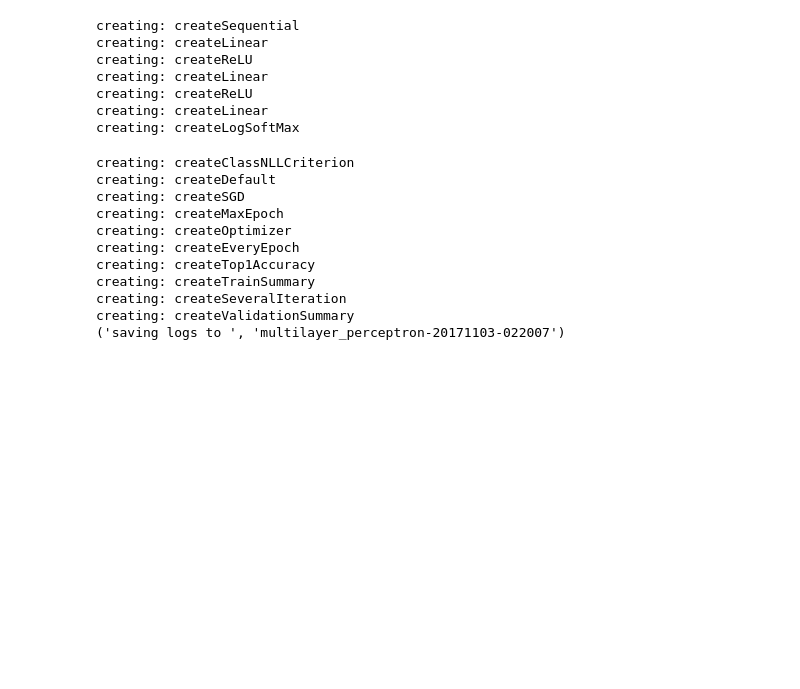
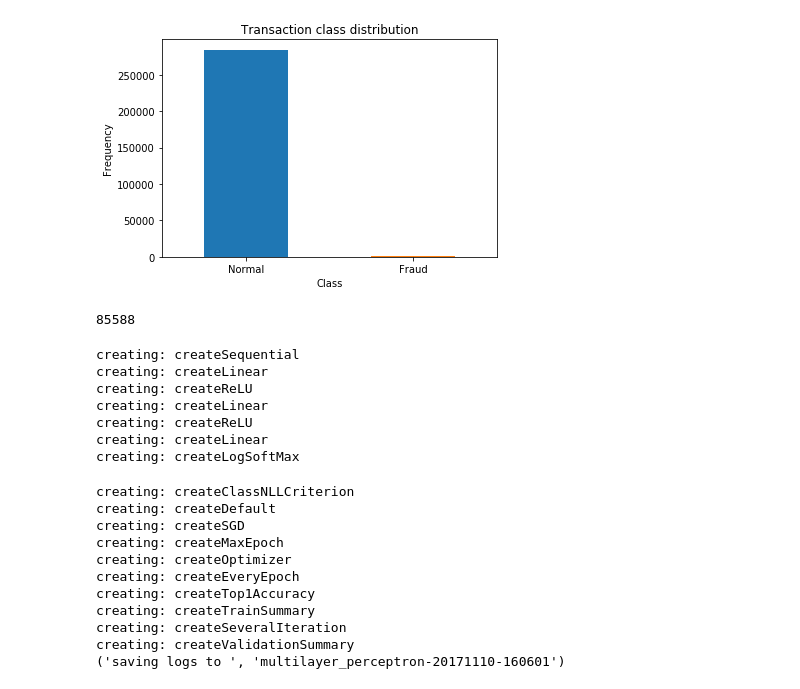
Before and after one commit to elephantscale/bigdl-tutorials, a Jupyter notebook: notebooks/fraud.ipynb, the cells around one changed output. Cells and saved outputs as stored; diff of their text form; code cells hidden in the pictures; blank space fills up the shorter version.

Commit message:
Added fraud data

```diff
--- a/notebooks/fraud.ipynb
+++ b/notebooks/fraud.ipynb
@@ -22,10 +28,11 @@ batch_size = 16
 display_step = 1
 
 # Network Parameters
-n_input = 4
+n_input = 30
 n_classes = 2
-n_hidden_1 = 10 # 1st layer number of features
-n_hidden_2 = 10 # 2nd layer number of features
+n_hidden_1 = 60 # 1st layer number of features
+n_hidden_2 = 60 # 2nd layer number of features
+
+LABELS = ["Normal", "Fraud"]
 # %%
-iris_training = spark.read.csv("../data/iris2/iris_training.csv", header=True, inferSchema="true", mode="DROPMALFORMED")
-iris_test = spark.read.csv("../data/iris2/iris_test.csv", header=True, inferSchema="true", mode="DROPMALFORMED")
+cc_training = spark.read.csv("../data/creditcardfraud/creditcard.csv", header=True, inferSchema="true", mode="DROPMALFORMED")
@@ -32,3 +53,2 @@ iris_test = spark.read.csv("../data/iris2/iris_test.csv", header=True, inferSche
 # %%
-iris_training = iris_training.select([col(c).cast("double") for c in iris_training.columns])
-iris_test = iris_test.select([col(c).cast("double") for c in iris_test.columns])
+cc_training = cc_training.select([col(c).cast("double") for c in cc_training.columns])
@@ -101,0 +75,10 @@ Sample: features: [JTensor: storage: [ 5.9000001   3.          4.19999981  1.5
+# %%
+#count_classes = pd.value_counts(df['Class'], sort = True)
+count_classes = pd.value_counts(cc_training.select('Class').toPandas()['Class'], sort = True)
+count_classes.plot(kind = 'bar', rot=0)
+plt.title("Transaction class distribution")
+plt.xticks(range(2), LABELS)
+plt.xlabel("Class")
+plt.ylabel("Frequency");
+# %% [output]
+[figure, added]
@@ -102,3 +91,28 @@ Sample: features: [JTensor: storage: [ 5.9000001   3.          4.19999981  1.5
+# %%
+#convert ndarray data into RDD[Sample]
+
+# time,V1,V2,V3,V4,V5,V6,V7,V8,V9,V10,V11,V12,V13,V14,V15,V16,V17,V18,V19,V20,V21,V22,V23,V24,V25,V26,V27,V28,amount,prediction
+
+def array2rdd(ds):
+    #build Sample from ndarrays
+    def build_sample(time,V1,V2,V3,V4,V5,V6,V7,V8,V9,V10,V11,V12,V13,V14,V15,V16,V17,V18,V19,V20,V21,V22,V23,V24,V25,V26,V27,V28,amount,prediction):
+        feature = np.array([time,V1,V2,V3,V4,V5,V6,V7,V8,V9,V10,V11,V12,V13,V14,V15,V16,V17,V18,V19,V20,V21,V22,V23,V24,V25,V26,V27,V28,amount]).flatten()
+        label = np.array(prediction)
+        return Sample.from_ndarray(feature, label)
+    rdd = ds.map(lambda (time,V1,V2,V3,V4,V5,V6,V7,V8,V9,V10,V11,V12,V13,V14,V15,V16,V17,V18,V19,V20,V21,V22,V23,V24,V25,V26,V27,V28,amount,prediction): build_sample(time,V1,V2,V3,V4,V5,V6,V7,V8,V9,V10,V11,V12,V13,V14,V15,V16,V17,V18,V19,V20,V21,V22,V23,V24,V25,V26,V27,V28,amount,prediction))
+    return rdd
+
+cc_rdd_train = array2rdd(trainingData.rdd.map(list))
+cc_rdd_train.cache()
+cc_rdd_train.count()
+
+
+
+cc_rdd_test = array2rdd(validData.rdd.map(list))
+cc_rdd_test.cache()
+cc_rdd_test.count()
+# %% [output]
+85588
 # %%
 # Create model
 
@@ -130,7 +144,7 @@ creating: createLogSoftMax
 # Create an Optimizer
 optimizer = Optimizer(
     model=model,
-    training_rdd=iris_rdd_train,
+    training_rdd=cc_rdd_train,
     criterion=ClassNLLCriterion(),
     optim_method=SGD(learningrate=learning_rate),
     end_trigger=MaxEpoch(training_epochs),
@@ -139,7 +153,7 @@ optimizer = Optimizer(
 # Set the validation logic
 optimizer.set_validation(
     batch_size=batch_size,
-    val_rdd=iris_rdd_test,
+    val_rdd=cc_rdd_test,
     trigger=EveryEpoch(),
     val_method=[Top1Accuracy()]
 )
@@ -164,7 +178,7 @@ creating: createTop1Accuracy
 creating: createTrainSummary
 creating: createSeveralIteration
 creating: createValidationSummary
-('saving logs to ', 'multilayer_perceptron-20171103-022007')
+('saving logs to ', 'multilayer_perceptron-20171110-160601')
 # %%
 %%time
 # Boot training process
```
Also changed, not shown: parts of 16 cells of this notebook.
